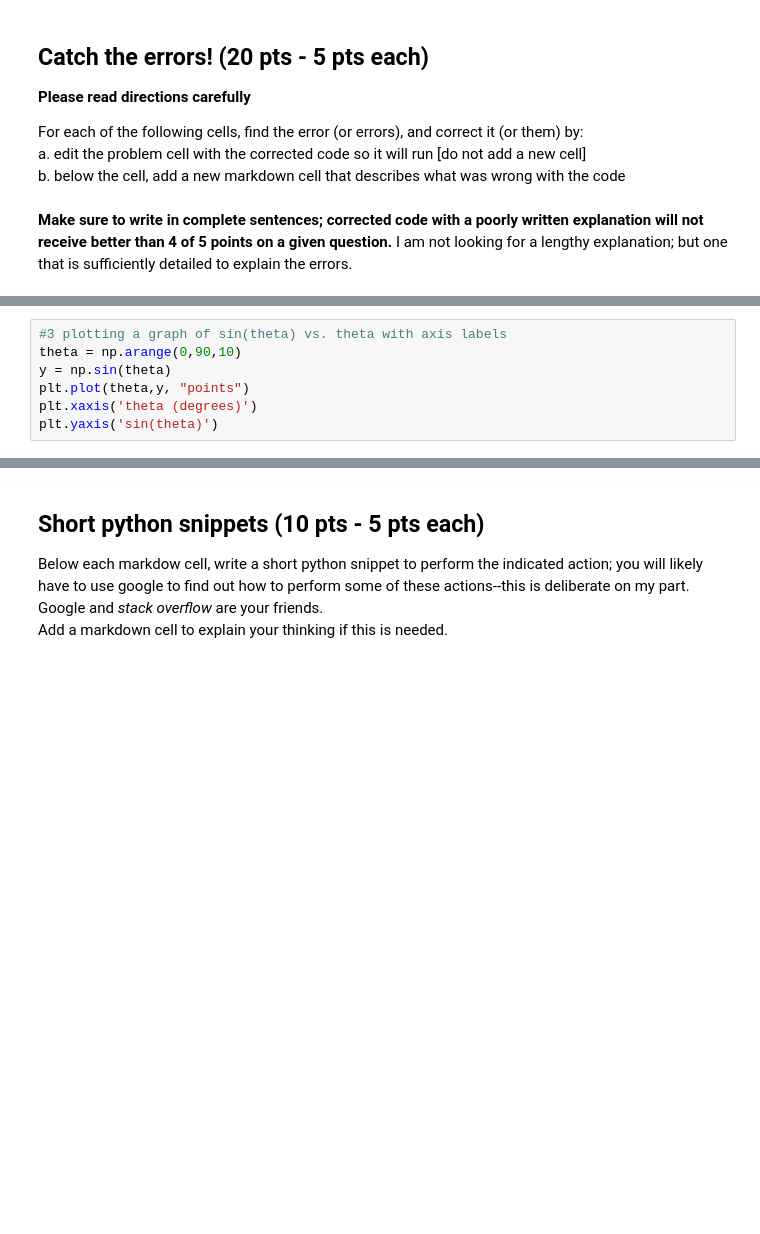
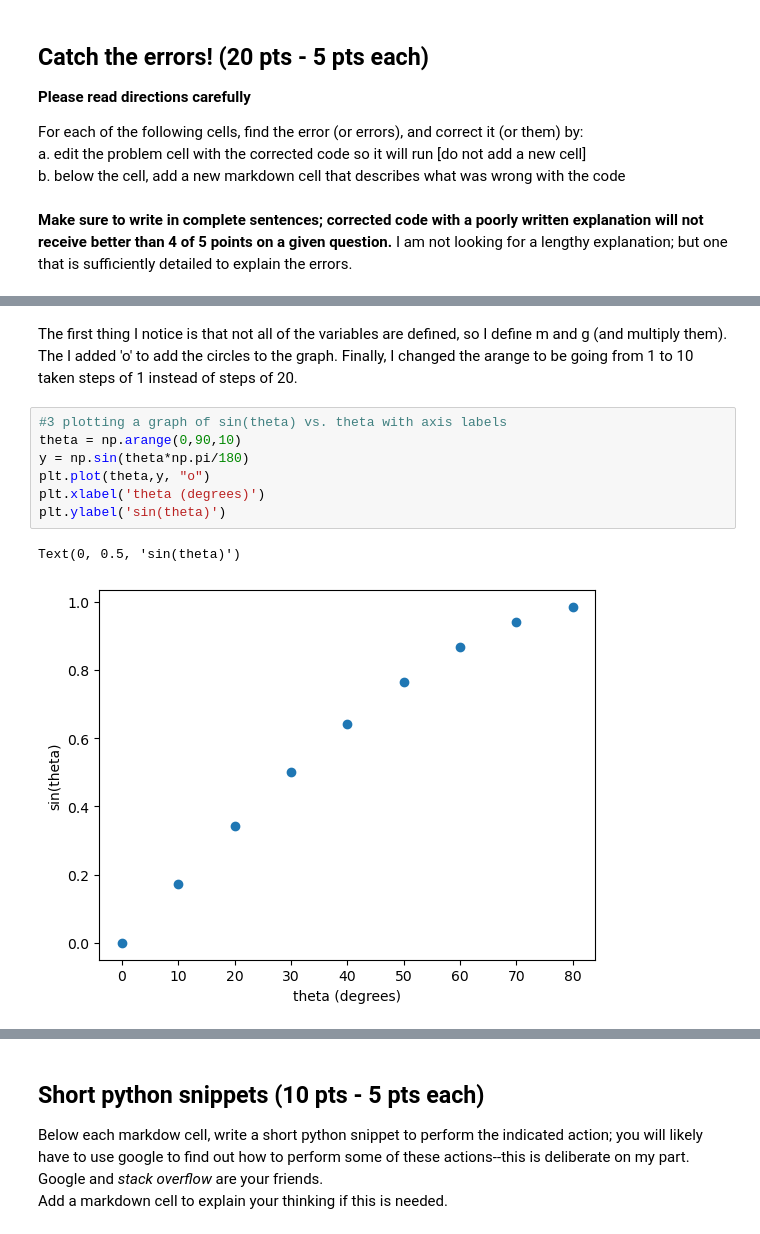
Before and after one commit to LDeGroot-Wooster/CompPhys26, a Jupyter notebook: Labs/LabAssignment4_S26.ipynb, the cells around one changed output, grey strips where cells are left out. Saved outputs shown, nothing was run; the diff lists cells and outputs as text; blank space fills up the shorter version.

```diff
--- a/Labs/LabAssignment4_S26.ipynb
+++ b/Labs/LabAssignment4_S26.ipynb
@@ -31,7 +46,12 @@ plt.plot(h,E)
+# %% [markdown]
+The first thing I notice is that not all of the variables are defined, so I define m and g (and multiply them). The I added 'o' to add the circles to the graph. Finally, I changed the arange to be going from 1 to 10 taken steps of 1 instead of steps of 20.
 # %%
 #3 plotting a graph of sin(theta) vs. theta with axis labels
 theta = np.arange(0,90,10)
-y = np.sin(theta)
-plt.plot(theta,y, "points")
-plt.xaxis('theta (degrees)')
-plt.yaxis('sin(theta)')
+y = np.sin(theta*np.pi/180)
+plt.plot(theta,y, "o")
+plt.xlabel('theta (degrees)')
+plt.ylabel('sin(theta)')
+# %% [output]
+Text(0, 0.5, 'sin(theta)')
+[figure, added]
```
Also changed, not shown: parts of 19 cells of this notebook, 2 other files.
